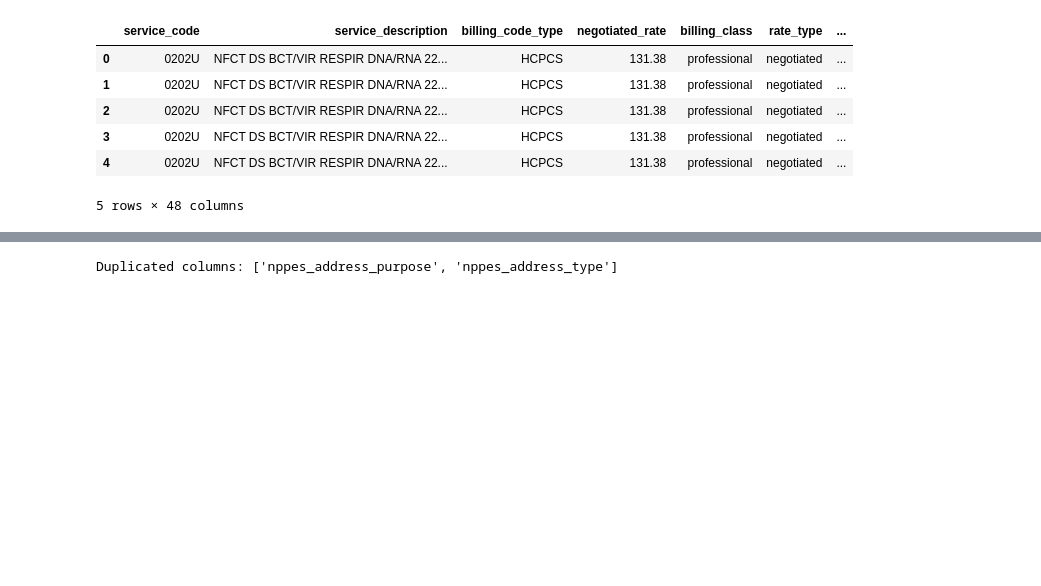
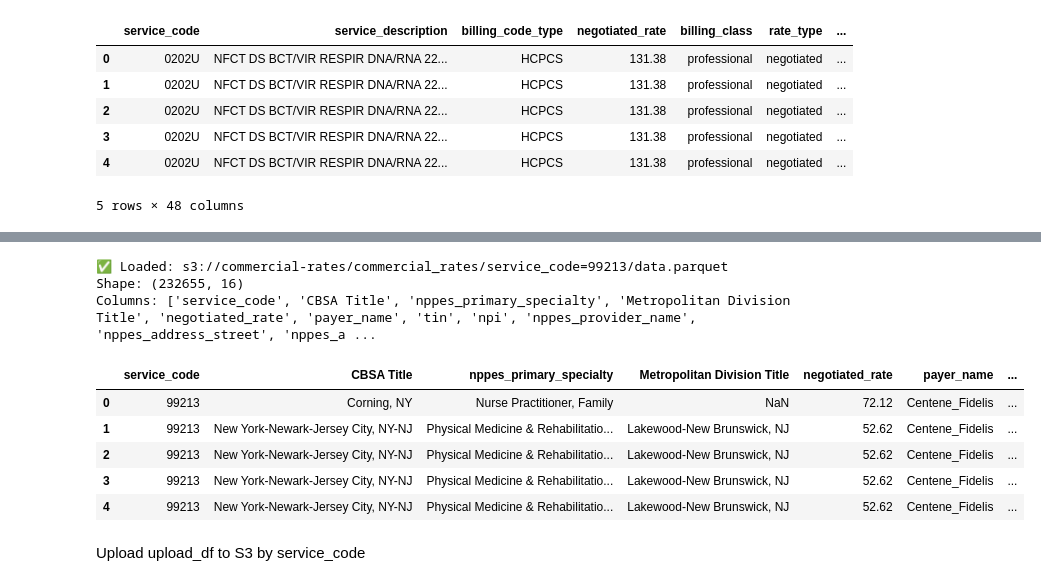
Before and after one commit to chrscato/bph-tic, a Jupyter notebook: scripts/transform_visual.ipynb, the cells around one changed output, grey strips where cells are left out. Drawn from its saved outputs; the diff is of its cells as text; code cells hidden in the pictures; blank space fills up the shorter version.

```diff
--- a/scripts/transform_visual.ipynb
+++ b/scripts/transform_visual.ipynb
@@ -378,36 +466,39 @@ insert into lookup tool db
 # %%
-import sqlite3
+import pandas as pd
+import boto3
+import io
 
-# show which names are duplicated
-dupes = final_merged.columns[final_merged.columns.duplicated()]
-print("Duplicated columns:", dupes.tolist())
+# S3 configuration
+s3_bucket = "commercial-rates"
+s3_key = "commercial_rates/service_code=99213/data.parquet"
 
-# keep only the first occurrence of each column name
-final_unique = final_merged.loc[:, ~final_merged.columns.duplicated()]
+# Initialize S3 client
+s3_client = boto3.client('s3')
 
+try:
+    # Fetch the object
+    response = s3_client.get_object(Bucket=s3_bucket, Key=s3_key)
 
-# say df is your DataFrame
-unique_df = final_unique.drop_duplicates(
-    subset=['service_code','negotiated_rate','npi'],  # columns to consider
-    keep='first',              # or 'last', whichever record you prefer
-    inplace=False              # set True to modify df in place
-)
+    # Read into DataFrame
+    s3_df = pd.read_parquet(io.BytesIO(response['Body'].read()))
 
-# 1) Connect (this will create the file if it doesn't exist)
-conn = sqlite3.connect(r"C:\Users\ChristopherCato\OneDrive - clarity-dx.com\code\bph\bph-lookup\compensation_rates.db")
+    # Show summary
+    print(f"✅ Loaded: s3://{s3_bucket}/{s3_key}")
+    print(f"Shape: {s3_df.shape}")
+    print(f"Columns: {s3_df.columns.tolist()}")
+    display(s3_df.head())
 
-# 2) Write the DataFrame to SQL
-#    - if_exists: 'replace' will drop & recreate the table each time;
-#                 use 'append' if you want to keep existing rows and add new ones.
-#    - index=False prevents pandas from adding its index as a column.
-final_unique.to_sql(
-    name='commercial_rate',
-    con=conn,
-    if_exists='replace',
-    index=False
-)
-
-# 3) Always good to close when you’re done
-conn.close()
+except Exception as e:
+    print(f"❌ Error: {e}")
 # %% [output]
-Duplicated columns: ['nppes_address_purpose', 'nppes_address_type']
+✅ Loaded: s3://commercial-rates/commercial_rates/service_code=99213/data.parquet
+Shape: (232655, 16)
+Columns: ['service_code', 'CBSA Title', 'nppes_primary_specialty', 'Metropolitan Division Title', 'negotiated_rate', 'payer_name', 'tin', 'npi', 'nppes_provider_name', 'nppes_address_street', 'nppes_a ...
+|  | service_code | CBSA Title | nppes_primary_specialty | Metropolitan Division Title | negotiated_rate | payer_name | ... |
+| 0 | 99213 | Corning, NY | Nurse Practitioner, Family | NaN | 72.12 | Centene_Fidelis | ... |
+| 1 | 99213 | New York-Newark-Jersey City, NY-NJ | Physical Medicine & Rehabilitatio... | Lakewood-New Brunswick, NJ | 52.62 | Centene_Fidelis | ... |
+| 2 | 99213 | New York-Newark-Jersey City, NY-NJ | Physical Medicine & Rehabilitatio... | Lakewood-New Brunswick, NJ | 52.62 | Centene_Fidelis | ... |
+| 3 | 99213 | New York-Newark-Jersey City, NY-NJ | Physical Medicine & Rehabilitatio... | Lakewood-New Brunswick, NJ | 52.62 | Centene_Fidelis | ... |
+| 4 | 99213 | New York-Newark-Jersey City, NY-NJ | Physical Medicine & Rehabilitatio... | Lakewood-New Brunswick, NJ | 52.62 | Centene_Fidelis | ... |
+# %% [markdown]
+Upload upload_df to S3 by service_code
```
Also changed, not shown: parts of 12 cells of this notebook, 41 other files.
